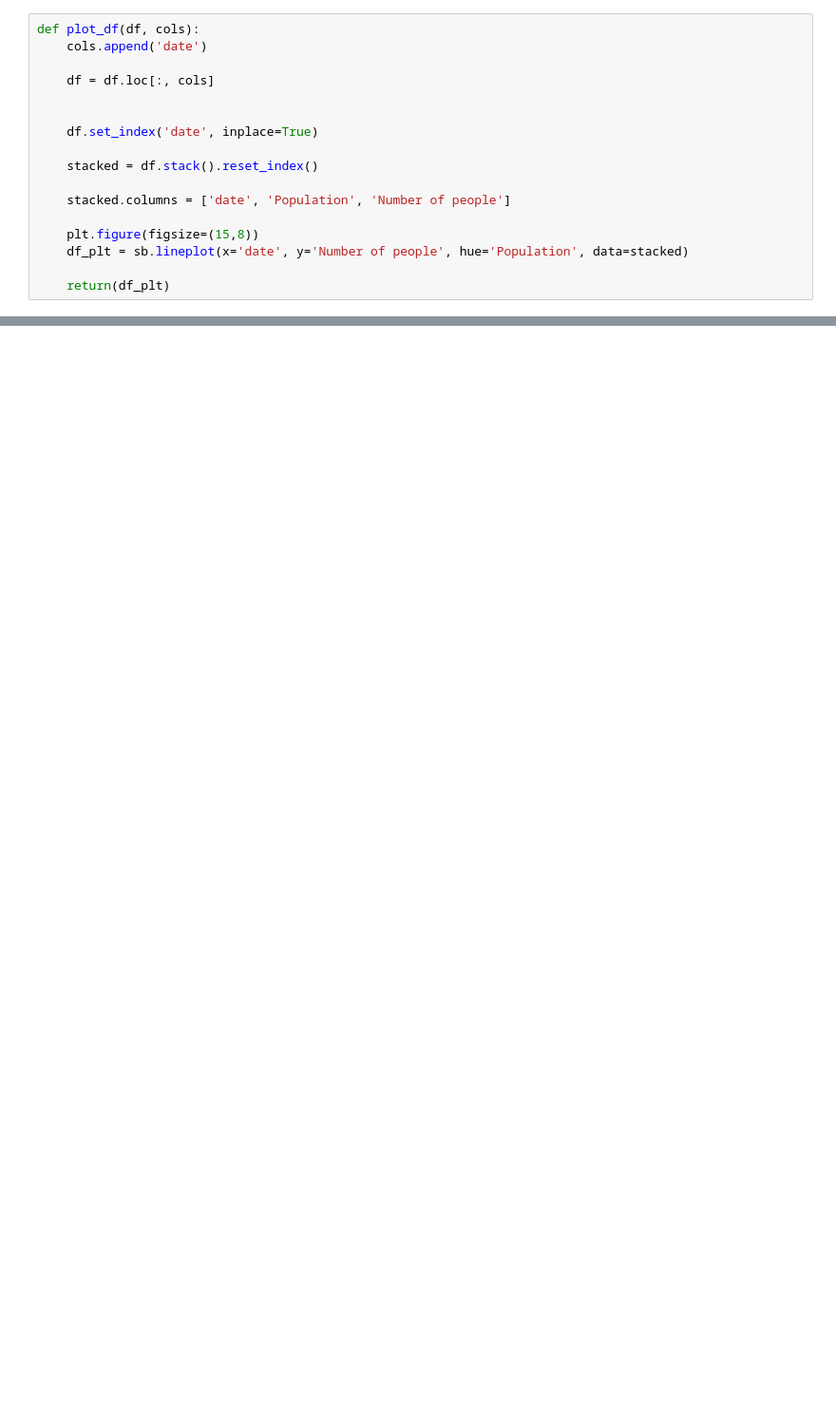
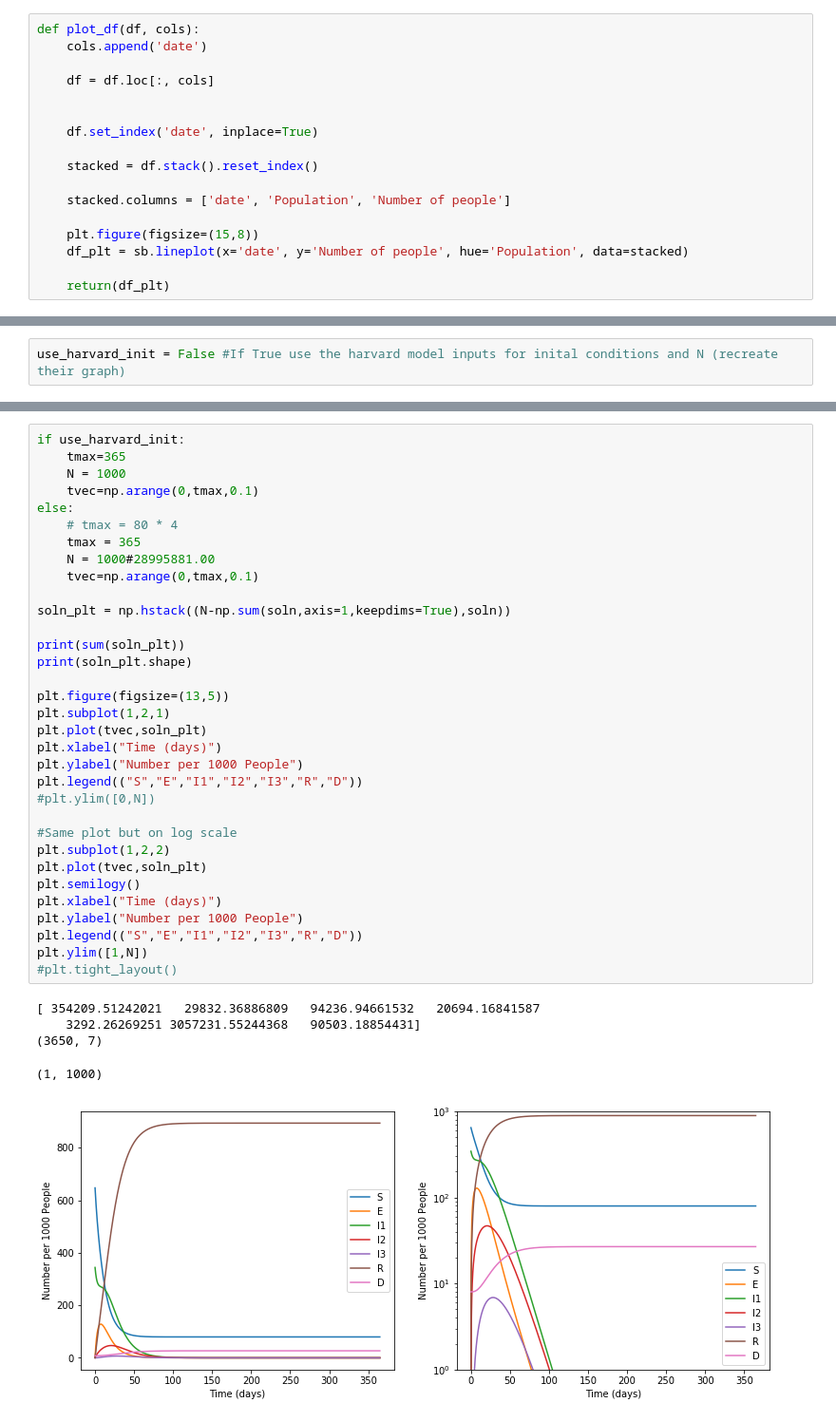
Before and after one commit to act-now-coalition/covid-data-model, a Jupyter notebook: seird_notebook_runtime.ipynb, the cells around one changed output, grey strips where cells are left out. Shown at 95% size. Drawn from its saved outputs; the diff is of its cells as text; blank space fills up the shorter version.

```diff
--- a/seird_notebook_runtime.ipynb
+++ b/seird_notebook_runtime.ipynb
@@ -111,0 +118,2 @@ harvard_df = model_state('USA', 'TX', INTERVENTIONS[0])
+# %%
+use_harvard_init = False #If True use the harvard model inputs for inital conditions and N (recreate their graph)
@@ -111,0 +150,39 @@ harvard_df = model_state('USA', 'TX', INTERVENTIONS[0])
+# %%
+if use_harvard_init:
+    tmax=365
+    N = 1000
+    tvec=np.arange(0,tmax,0.1)
+else:
+    # tmax = 80 * 4
+    tmax = 365
+    N = 1000#28995881.00
+    tvec=np.arange(0,tmax,0.1)
+
+soln_plt = np.hstack((N-np.sum(soln,axis=1,keepdims=True),soln))
+
+print(sum(soln_plt))
+print(soln_plt.shape)
+
+plt.figure(figsize=(13,5))
+plt.subplot(1,2,1)
+plt.plot(tvec,soln_plt)
+plt.xlabel("Time (days)")
+plt.ylabel("Number per 1000 People")
+plt.legend(("S","E","I1","I2","I3","R","D"))
+#plt.ylim([0,N])
+
+#Same plot but on log scale
+plt.subplot(1,2,2)
+plt.plot(tvec,soln_plt)
+plt.semilogy()
+plt.xlabel("Time (days)")
+plt.ylabel("Number per 1000 People")
+plt.legend(("S","E","I1","I2","I3","R","D"))
+plt.ylim([1,N])
+#plt.tight_layout()
+# %% [output]
+[ 354209.51242021   29832.36886809   94236.94661532   20694.16841587
+    3292.26269251 3057231.55244368   90503.18854431]
+(3650, 7)
+(1, 1000)
+[figure, added]
```
Also changed, not shown: parts of 7 cells of this notebook.
